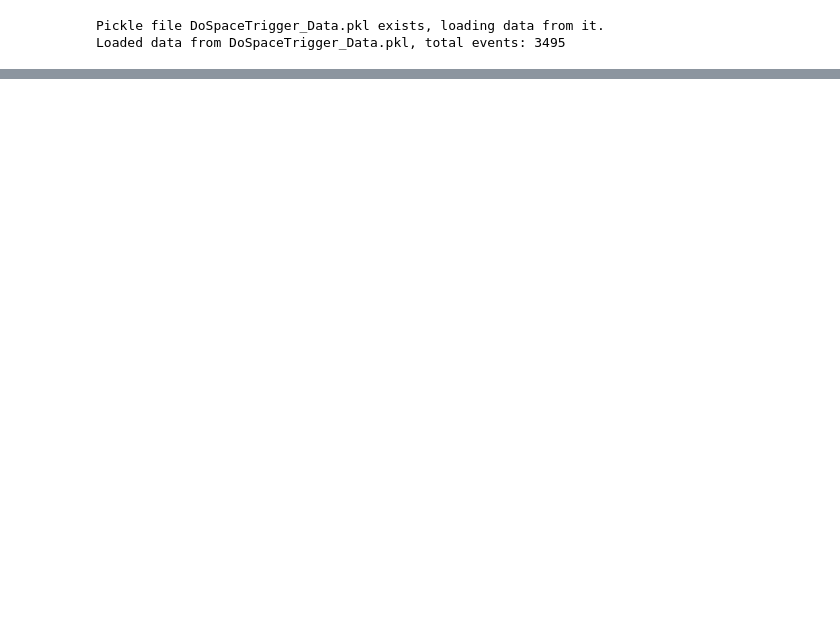
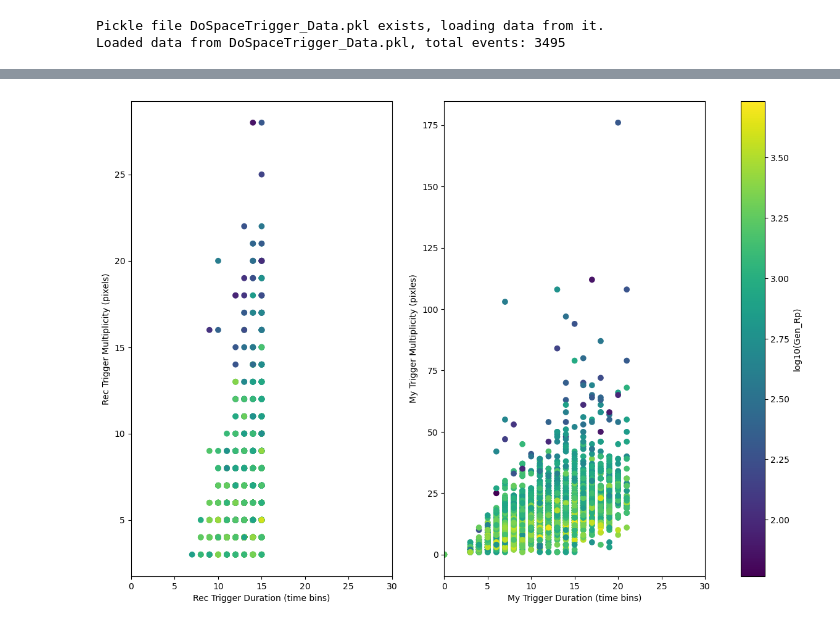
Before and after one commit to fedor-tairli/CDEProject, a Jupyter notebook: CDE_100_Isolation/DoSpaceTrigger_Retrigger.ipynb, the cells around one changed output, grey strips where cells are left out. Saved outputs shown, nothing was run; the diff lists cells and outputs as text; code cells hidden in the pictures; blank space fills up the shorter version.

```diff
--- a/CDE_100_Isolation/DoSpaceTrigger_Retrigger.ipynb
+++ b/CDE_100_Isolation/DoSpaceTrigger_Retrigger.ipynb
@@ -243,0 +364,16 @@ Animating event Batch: 300000005, shower 3975, time bins 284 to 303
+# %%
+fig,ax = plt.subplots(1,2, figsize = [15,10])
+ax[0].scatter(Rec_Trigger_Duration, Rec_Trigger_Multiplicity, c = np.log10(Gen_Rp), alpha=1)
+ax[1].scatter(Myy_Trigger_Duration, Myy_Trigger_Multiplicity, c = np.log10(Gen_Rp), alpha=1)
+plt.colorbar(ax[1].collections[0], ax=ax, label='log10(Gen_Rp)')
+
+ax[0].set_xlabel('Rec Trigger Duration (time bins)')
+ax[0].set_ylabel('Rec Trigger Multiplicity (pixels)')
+ax[1].set_xlabel('My Trigger Duration (time bins)')
+ax[1].set_ylabel('My Trigger Multiplicity (pixles)')
+
+ax[0].set_xlim(0,30)
+ax[1].set_xlim(0,30)
+plt.show()
+# %% [output]
+[figure, added]
```
Also changed, not shown: parts of 6 cells of this notebook, 1 other file.
